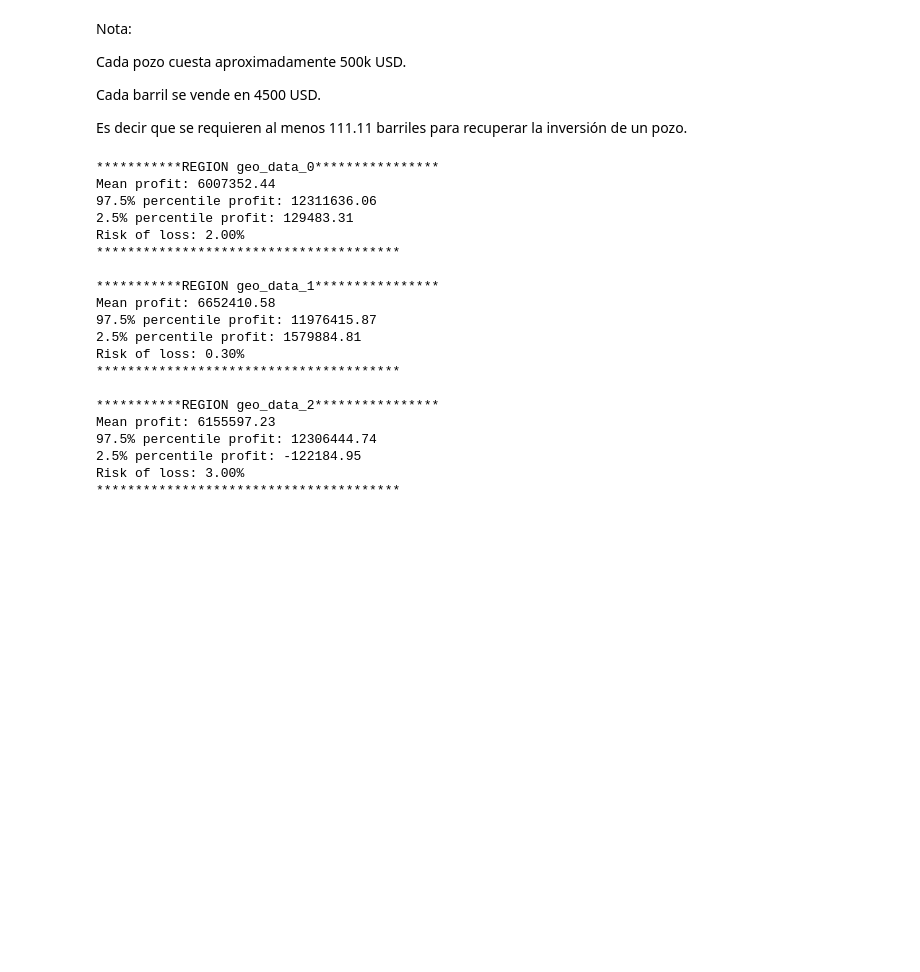
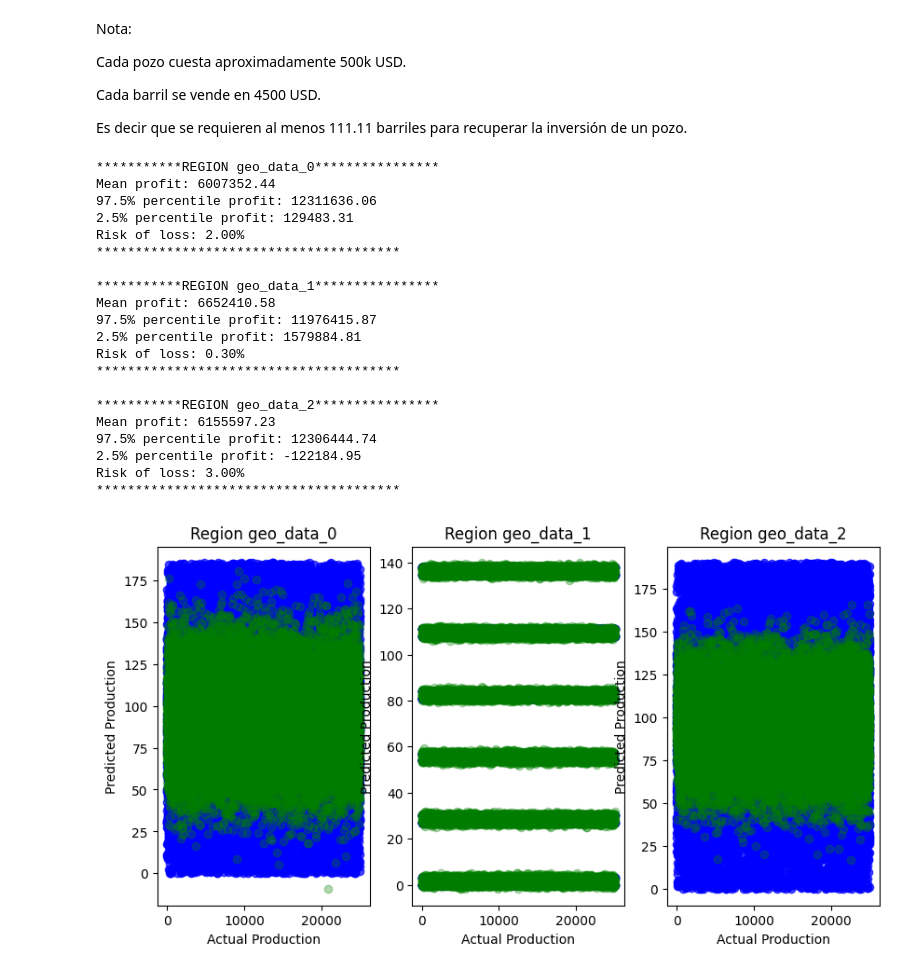
Before and after one commit to Fernandojbf123/oil-profit-bootstrap-analysis, a Jupyter notebook: main.ipynb, the cells around one changed output. Drawn from its saved outputs; the diff is of its cells as text; code cells hidden in the pictures; blank space fills up the shorter version.

```diff
--- a/main.ipynb
+++ b/main.ipynb
@@ -65,7 +43,9 @@ def predict_production(data: dict[str, pd.DataFrame]) -> dict:
         "y_predicted": pd.Series(y_predicted).reset_index(drop=True),
         "y_predicted_mean": y_predicted_mean,
         "rmse": rmse,
-        "r2": r2
+        "r2": r2,
+        "intercept": model.intercept_,
+        "slope": model.coef_[0]
     }
 # %% [markdown]
 Nota:
@@ -86,8 +66,12 @@ def compute_top_200_profit(y_predicted: pd.Series, y_valid: pd.Series, total_cos
 # Solution for all regions
 output = {}
 
-for file in os.listdir("datasets"):
+fig, ax = plt.subplots(1, 3, figsize=(10, 5))
+
+for i, file in enumerate(os.listdir("datasets")):
     region = file.split(".")[0]
+
+    # Load data
     data = load_data("datasets",file)
     data_splitted = split_data(data = data, features_cols=["f0", "f1", "f2"], target_col="product")
     model_output = predict_production(data_splitted)
@@ -97,6 +81,14 @@ for file in os.listdir("datasets"):
         "y_valid": model_output["y_valid"],
         "y_predicted": model_output["y_predicted"]
     })
+
+    X = range(0,len(model_output["y_valid"]))
+
+    ax[i].set_title(f"Region {region}")
+    ax[i].scatter(X, model_output["y_valid"], alpha=0.7, label="Actual Production", color="blue")
+    ax[i].scatter(X, model_output["y_predicted"], alpha=0.3, label="Predicted Production", color="green",)
+    ax[i].set_xlabel("Actual Production")
+    ax[i].set_ylabel("Predicted Production")
 
     state = np.random.RandomState(seed=12345)
     for iteration in range(1000):
@@ -118,30 +110,31 @@ for file in os.listdir("datasets"):
     }
 
     print(f"***********REGION {region}****************")
     print(f"Mean profit: {output[region]['mean_profit']:.2f}")
     print(f"97.5% percentile profit: {output[region]['profit_97.5_percentile']:.2f}")
     print(f"2.5% percentile profit: {output[region]['profit_2.5_percentile']:.2f}")
     print(f"Risk of loss: {output[region]['risk']*100:.2f}%")
     print("***************************************")
     print(" ")
 # %% [output]
 ***********REGION geo_data_0****************
 Mean profit: 6007352.44
 97.5% percentile profit: 12311636.06
 2.5% percentile profit: 129483.31
 Risk of loss: 2.00%
 ***************************************
 
 ***********REGION geo_data_1****************
 Mean profit: 6652410.58
 97.5% percentile profit: 11976415.87
 2.5% percentile profit: 1579884.81
 Risk of loss: 0.30%
 ***************************************
 
 ***********REGION geo_data_2****************
 Mean profit: 6155597.23
 97.5% percentile profit: 12306444.74
 2.5% percentile profit: -122184.95
 Risk of loss: 3.00%
 ***************************************
+[figure, added]
```
Also changed, not shown: parts of 3 cells of this notebook.
